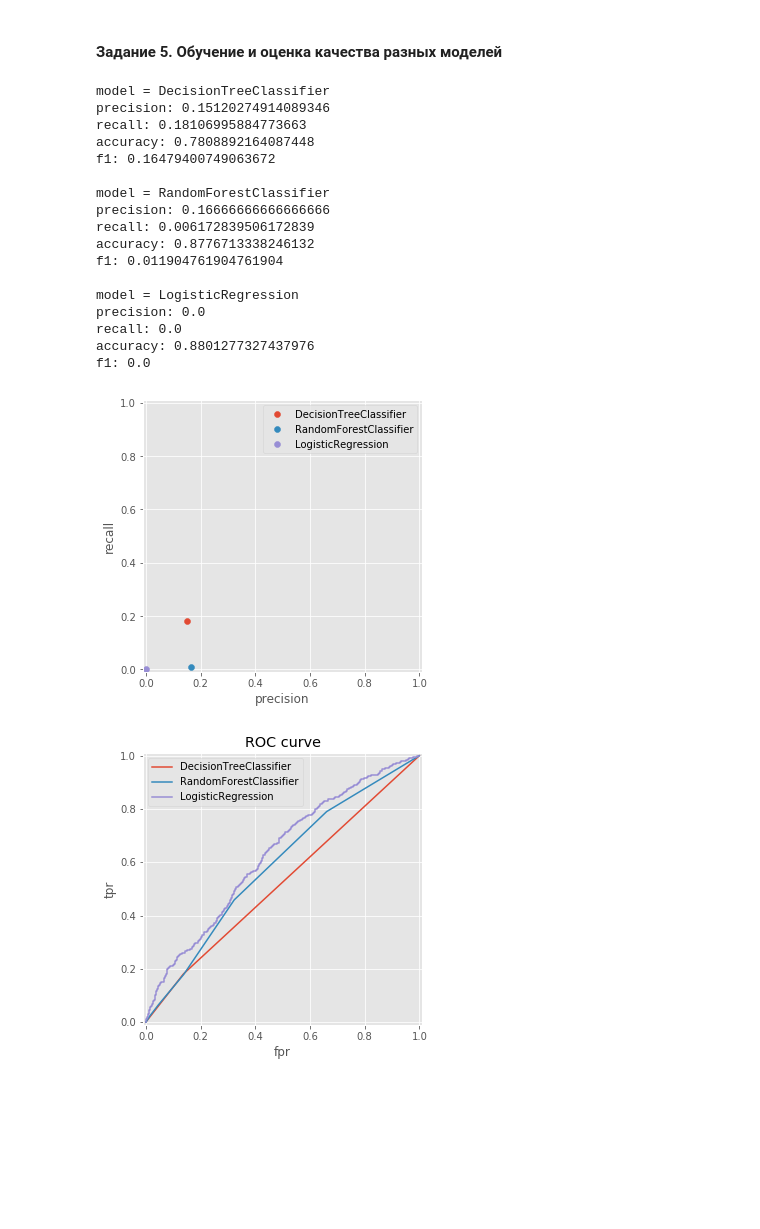
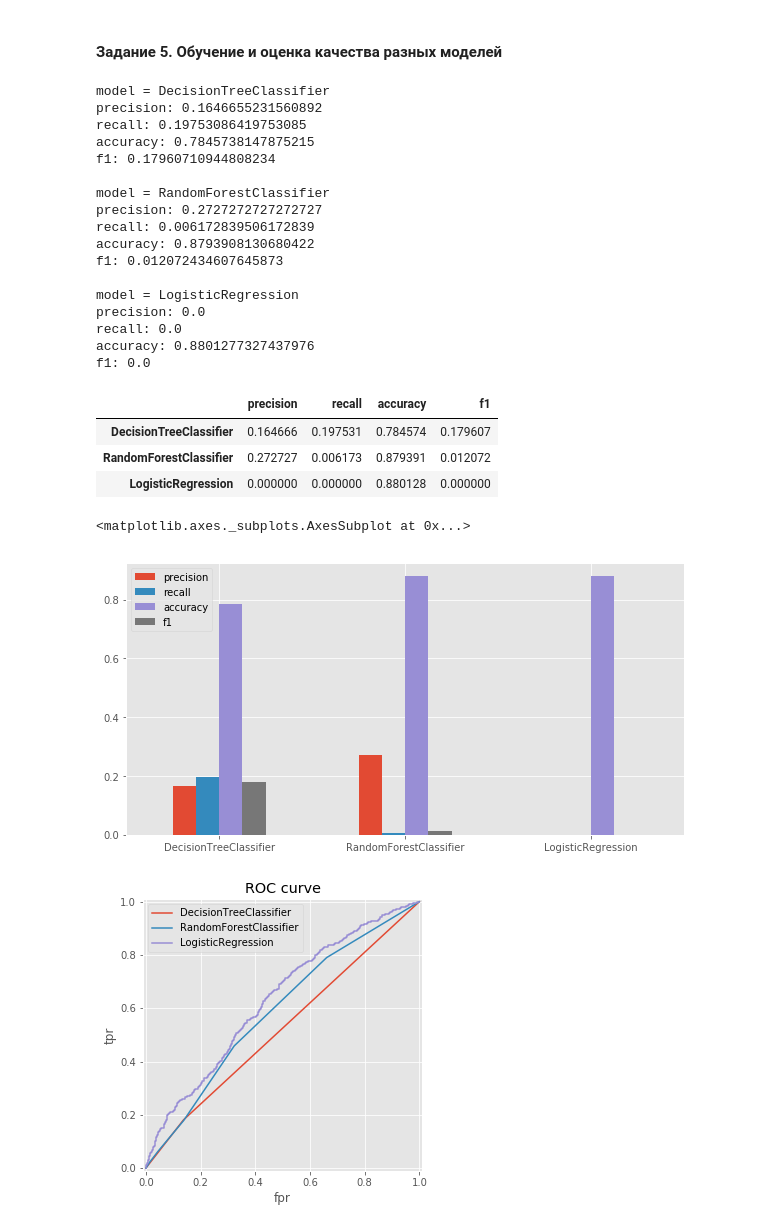
Before and after one commit to bravmech/sfml, a Jupyter notebook: hw2-task.ipynb, the cells around one changed output. Drawn from its saved outputs; the diff is of its cells as text; code cells hidden in the pictures; blank space fills up the shorter version.

Commit message:
better visualization

```diff
--- a/hw2-task.ipynb
+++ b/hw2-task.ipynb
@@ -263,54 +263,69 @@ for model in models:
 from sklearn.metrics import accuracy_score, precision_score, recall_score, f1_score
 
 ## Your Code Here
+dict_metrics = {}
 for model, predict in zip(models, predicts):
-    print('model = {}'.format(model.__class__.__name__))
-    print('precision:', precision_score(y_test, predict))
-    print('recall:', recall_score(y_test, predict))
-    print('accuracy:', accuracy_score(y_test, predict))
-    print('f1:', f1_score(y_test, predict))
+    model_name = model.__class__.__name__
+    print('model = {}'.format(model_name))
+    dict_metrics[model_name] = []
+
+    prec = precision_score(y_test, predict)
+    print('precision:', prec)
+    dict_metrics[model_name].append(prec)
+
+    recall = recall_score(y_test, predict)
+    print('recall:', recall)
+    dict_metrics[model_name].append(recall)
+
+    acc = accuracy_score(y_test, predict)
+    print('accuracy:', acc)
+    dict_metrics[model_name].append(acc)
+
+    f1 = f1_score(y_test, predict)
+    print('f1:', f1)
+    dict_metrics[model_name].append(f1)
     print()
 # %% [output]
 model = DecisionTreeClassifier
-precision: 0.15120274914089346
-recall: 0.18106995884773663
-accuracy: 0.7808892164087448
-f1: 0.16479400749063672
+precision: 0.1646655231560892
+recall: 0.19753086419753085
+accuracy: 0.7845738147875215
+f1: 0.17960710944808234
 
 model = RandomForestClassifier
-precision: 0.16666666666666666
+precision: 0.2727272727272727
 recall: 0.006172839506172839
-accuracy: 0.8776713338246132
-f1: 0.011904761904761904
+accuracy: 0.8793908130680422
+f1: 0.012072434607645873
 
 model = LogisticRegression
 precision: 0.0
 recall: 0.0
 accuracy: 0.8801277327437976
 f1: 0.0
+# %%
+df_metrics = pd.DataFrame(dict_metrics).T
+# %%
+df_metrics.columns = 'precision recall accuracy f1'.split()
+# %%
+df_metrics
+# %% [output]
+|  | precision | recall | accuracy | f1 |
+| DecisionTreeClassifier | 0.164666 | 0.197531 | 0.784574 | 0.179607 |
+| RandomForestClassifier | 0.272727 | 0.006173 | 0.879391 | 0.012072 |
+| LogisticRegression | 0.000000 | 0.000000 | 0.880128 | 0.000000 |
 # %%
 # Визуалищировать эти метрики всех моделей на одном графике (чтоб визуально сравнить)
 # Возможно вас удивит качество! Но задача подобрана специально ;) Такое качество тоже бывает
 
 ## Your Code Here
 %matplotlib inline
 from matplotlib import pyplot as plt
-plt.figure(figsize=(5, 5))
 
-for model, predict in zip(models, predicts):
-    x_coord = precision_score(y_test, predict)
-    y_coord = recall_score(y_test, predict)
-    plt.scatter(x_coord, y_coord)
-
-plt.grid(True)
-plt.legend([model.__class__.__name__ for model in models])
-plt.xlabel('precision')
-plt.ylabel('recall')
-plt.xlim((-0.01, 1.01))
-plt.ylim((-0.01, 1.01))
-pass
+df_metrics.plot(kind='bar', legend=True, figsize=(10, 5), rot=0)
 # %% [output]
+<matplotlib.axes._subplots.AxesSubplot at 0x...>
-[figure, old version]
+[figure, new version]
 # %%
 # Потроить roc-кривые всех можелей на одном графике
 # Вывести roc_auc каждой моделе
```
Also changed, not shown: parts of 1 cell of this notebook.
